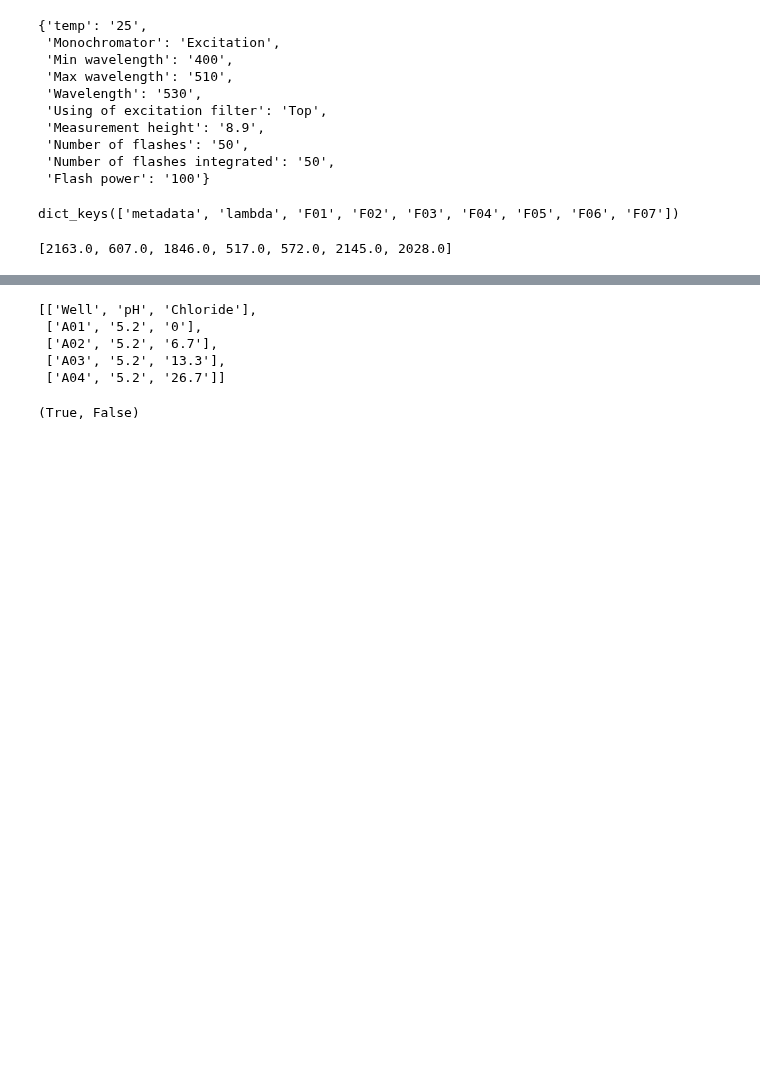
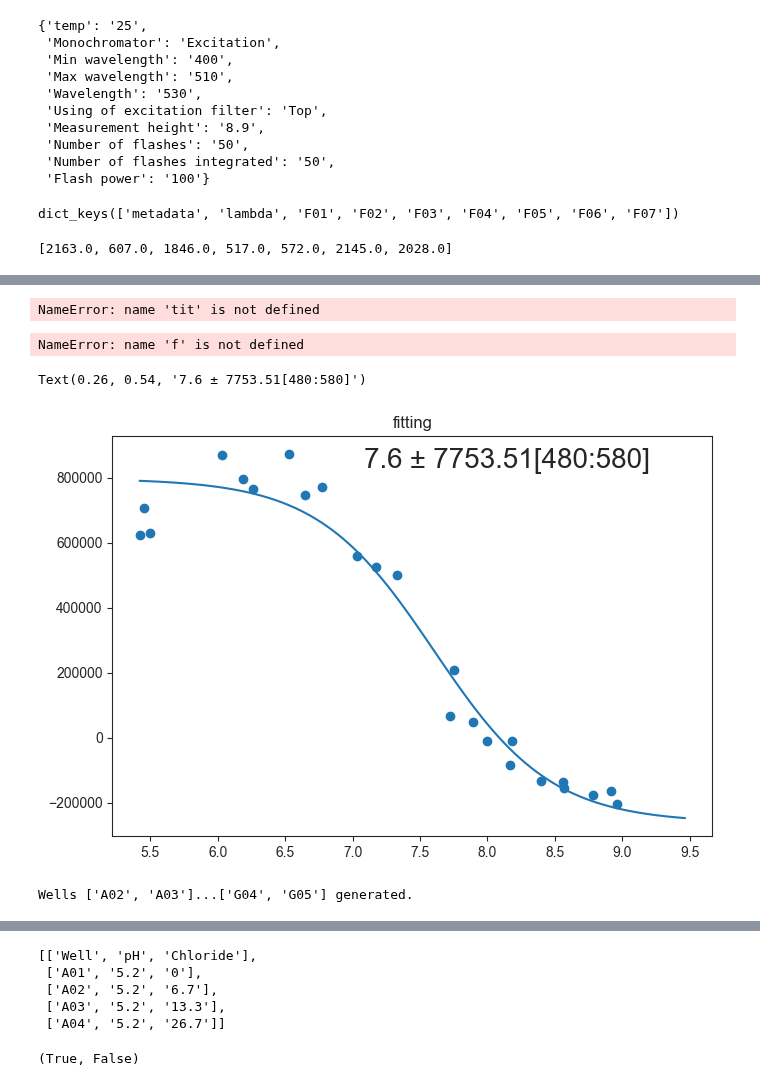
Before and after one commit to darosio/ClopHfit, a Jupyter notebook: docs/tutorials/prenspire.ipynb, the cells around one changed output, grey strips where cells are left out. Cells and saved outputs as stored; diff of their text form; code cells hidden in the pictures; blank space fills up the shorter version.

Commit message:
feat(prenspire): New Note (titration build) and fit_titration cmd

```diff
--- a/docs/tutorials/prenspire.ipynb
+++ b/docs/tutorials/prenspire.ipynb
@@ -57,0 +67,18 @@ en1 = prenspire.ExpNote(tpath / "h148g-spettroC-nota")
+# %%
+buf_A = tit["B"].iloc[:, -8:].mean(axis=1)
+ref = tit["B"].iloc[:, 10]
+f = tit["B"].iloc[:, :-8].subtract(buf_A, axis=0).subtract(ref, axis=0)
+# %% [output]
+NameError: name 'tit' is not defined
+# %%
+f["lambda"] = f.index
+fig = sb.lineplot(
+    data=f.melt(id_vars="lambda", var_name="pH"),
+    x="lambda",
+    y="value",
+    hue="pH",
+    palette=sb.cm.vlag_r,
+)
+fig.set_xlim(450, 550)
+# %% [output]
+NameError: name 'f' is not defined
@@ -57,0 +87,3 @@ en1 = prenspire.ExpNote(tpath / "h148g-spettroC-nota")
+# %%
+def fz_pk(pk: float, p: list[float], x):
+    return (p[1] + p[0] * 10 ** (pk - x)) / (1 + 10 ** (pk - x))
@@ -57,0 +164,44 @@ en1 = prenspire.ExpNote(tpath / "h148g-spettroC-nota")
+# %%
+band = (480, 580)
+try:
+    ini = band[0]
+    fin = band[1]
+    y = []
+    for c in conc:
+        y.append(f[c].loc[ini:fin].sum())
+    result = fit_titration_spectra(fz_pk, conc, y)
+except:
+    print(
+        f"""bands [{ini}, {fin}] not in index.
+            Try other values"""
+    )
+    raise
+# plotting
+fig1 = sb.mpl.pyplot.figure(figsize=(12, 8))
+ax4 = fig1.add_axes([0.05, 0.08, 0.50, 0.50], title="fitting")
+ax4.scatter(conc, y)
+xmin = conc.min()
+xmax = conc.max()
+xmax += (xmax - xmin) / 7
+xlin = np.linspace(xmin, xmax, 100)
+ax4.plot(xlin, fz_pk(result.K, [result.SA, result.SB], xlin))
+title = (
+    str(round(result.K, 2))
+    + " \u00B1 "
+    + str(round(result.sK, 2))
+    + "["
+    + str(ini)
+    + ":"
+    + str(fin)
+    + "]"
+)
+sb.mpl.pyplot.figtext(0.26, 0.54, title, size=20)
+# %% [output]
+Text(0.26, 0.54, '7.6 ± 7753.51[480:580]')
+[figure, added]
+# %%
+fp = tpath / "h148g-spettroC-nota.csv"
+n1 = prenspire.Note(fp, verbose=1)
+n1.build_titrations(ef1)
+# %% [output]
+Wells ['A02', 'A03']...['G04', 'G05'] generated.
```
Also changed, not shown: parts of 13 cells of this notebook, 10 other files.
